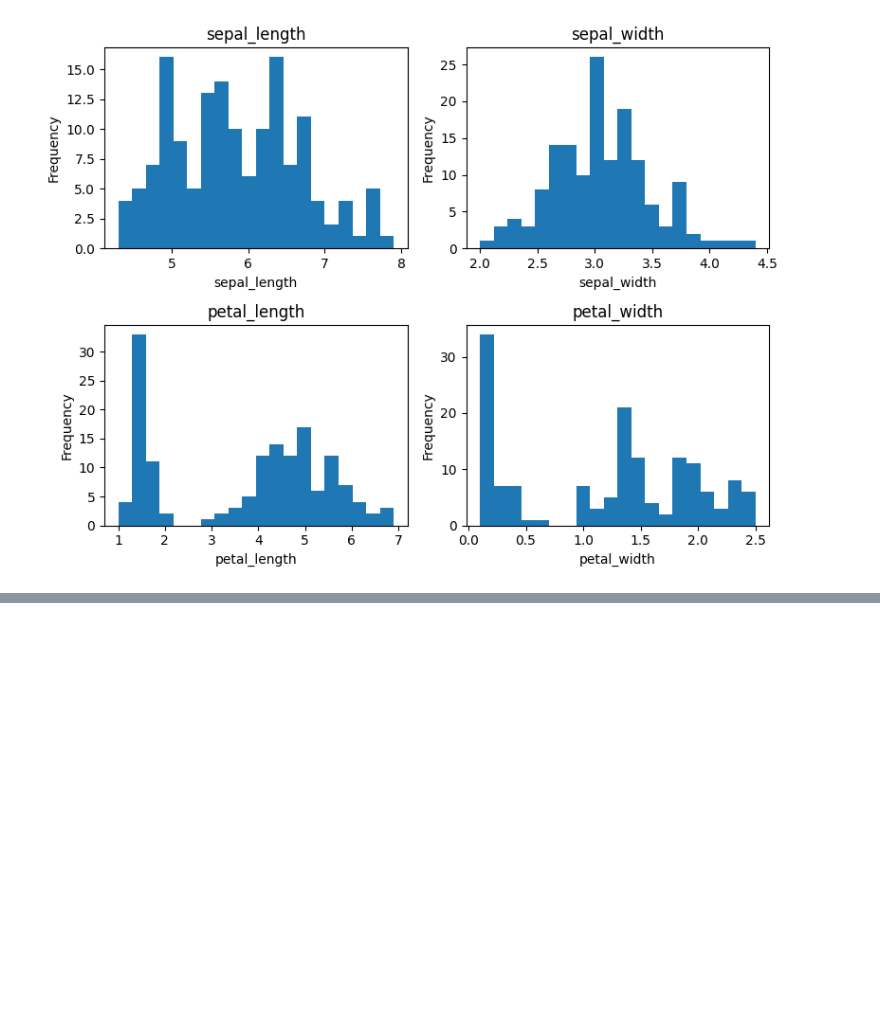
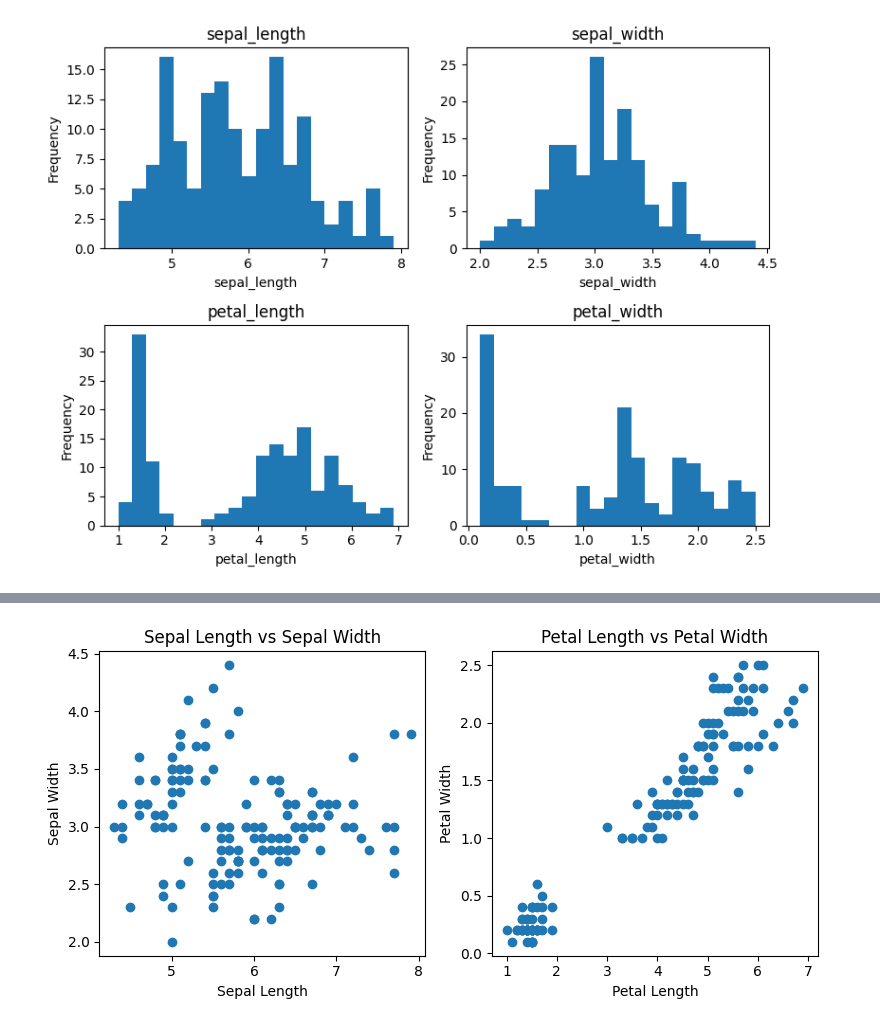
Before and after one commit to Clinton1029/Data_analysis, a Jupyter notebook: Data_analysis.ipynb, the cells around one changed output, grey strips where cells are left out. Saved outputs shown, nothing was run; the diff lists cells and outputs as text; code cells hidden in the pictures; blank space fills up the shorter version.

```diff
--- a/Data_analysis.ipynb
+++ b/Data_analysis.ipynb
@@ -316,0 +332,19 @@ plt.show()
+# %%
+fig, axes = plt.subplots(1, 2, figsize=(8, 4))
+
+# First scatter: Sepal Length vs Sepal Width
+axes[0].scatter(data["sepal_length"], data["sepal_width"])
+axes[0].set_xlabel("Sepal Length")
+axes[0].set_ylabel("Sepal Width")
+axes[0].set_title("Sepal Length vs Sepal Width")
+
+# Second scatter: Petal Length vs Petal Width
+axes[1].scatter(data["petal_length"], data["petal_width"])
+axes[1].set_xlabel("Petal Length")
+axes[1].set_ylabel("Petal Width")
+axes[1].set_title("Petal Length vs Petal Width")
+
+plt.tight_layout()
+plt.show()
+# %% [output]
+[figure, added]
```
Also changed, not shown: parts of 5 cells of this notebook.
